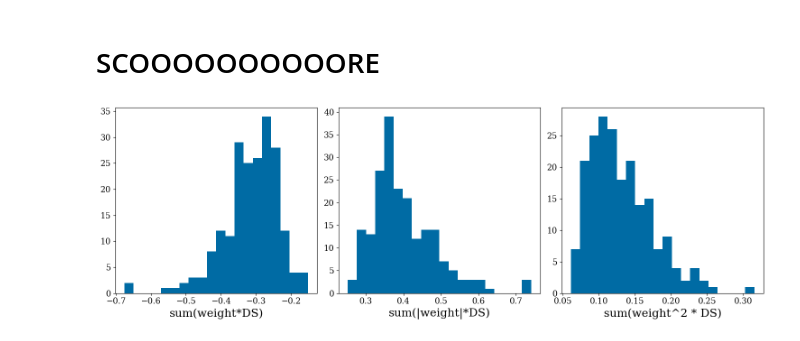
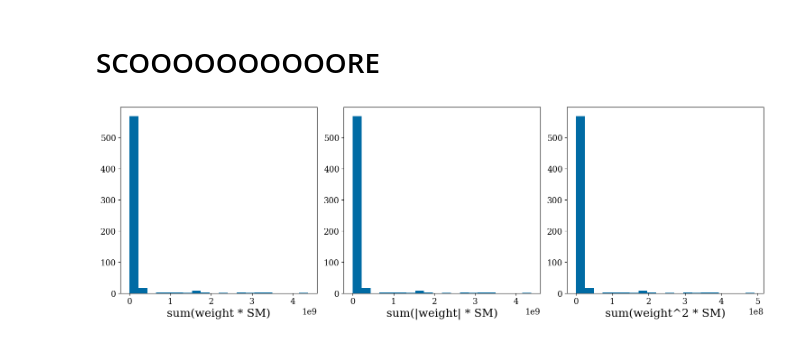
Before and after one commit to Kabelo-T/cluster_morph, a Jupyter notebook: multicam.ipynb, the cells around one changed output. Saved outputs shown, nothing was run; the diff lists cells and outputs as text; code cells hidden in the pictures.

```diff
--- a/multicam.ipynb
+++ b/multicam.ipynb
@@ -826,25 +835,46 @@ def weight_split(weights):
     sq_wsum_ds = x.dot(sq_weights.T)
     inds = (indx, aindx, sqindx)
     return wsum_ds, abs_wsum_ds, sq_wsum_ds, inds
+# %%
+m14 = futils.get_m14()
+m14 = m14.loc[sm_df_xy.index]
+m14_xyz = pd.concat([m14['proj_x'], m14['proj_y'], m14['proj_z']], axis=0)
+df1 = futils.get_morphologies('results/xy/r_0.03Mpc_205.csv')
+df2 = futils.get_morphologies('results/yz/r_0.03Mpc_205.csv')
+df3 = futils.get_morphologies('results/zx/r_0.03Mpc_205.csv')
+inner_df = pd.concat([df1, df2, df3])
+iconc = inner_df['C']
+iconc.name = 'core_C'
+df = pd.concat([smdf, m14_xyz, iconc], axis=1)
+df.drop(columns=['xc_centroid', 'yc_centroid', 'ellipticity_asymmetry',
+                 'ellipticity_centroid', 'elongation_asymmetry', 'elongation_centroid',
+                 'orientation_centroid', 'xc_asymmetry', 'yc_asymmetry',
+                 'orientation_asymmetry', 'rpetro_circ', 'rpetro_ellip',
+                 'r20', 'r50', 'r80', 'F(G, M20)',
+                 'S(G, M20)', 'sersic_n', 'sersic_xc', 'sersic_yc',
+                 'sersic_ellip', 'sersic_theta', 'sersic_chi2_dof',
+                 'rhalf_ellip', 'M20', 'S', 'sersic_rhalf', 'Gini'],
+        inplace=True)
+df.rename(columns={0: 'm14'}, inplace=True)
 # %%
-x = np.vstack([df['eta_200[3]'], df['delta_200[4]'],
-              df['fm_200[5]'], df['fm2_200[6]'], df['3d']]).T
-y = ma
-_, ap25, ap50, ap75, dsma_weights = multicorr(x, y)
+x = np.vstack([smdf['rhalf_circ'], smdf['rhalf_ellip'], smdf['C'], smdf['A'],
+               smdf['sersic_amplitude'], iconc, m14_stacked]).T
+y = stacked_ma
+_, ap25, ap50, ap75, smma_weights = multicorr(x, y)
 # %%
-wsum_ds, abs_wsum_ds, sq_wsum_ds, inds = weight_split(dsma_weights)
+wsum_sm, abs_wsum_sm, sq_wsum_sm, inds = weight_split(smma_weights)
 # want index closest to aexp = 0.7
-tol = np.abs(common_aexp - 0.7)
+tol = np.abs(common_aexp - 0.5)
 indx = np.argmin(tol)
 fig, axs = plt.subplots(1, 3, figsize=(15, 5))
-axs[0].hist(wsum_ds[:, indx], bins=20)
-axs[0].set_xlabel('sum(weight*DS)')
-axs[1].hist(abs_wsum_ds[:, indx], bins=20)
-axs[1].set_xlabel('sum(|weight|*DS)')
-axs[2].hist(sq_wsum_ds[:, indx], bins=20)
-axs[2].set_xlabel('sum(weight^2 * DS)')
+axs[0].hist(wsum_sm[:, indx], bins=20)
+axs[0].set_xlabel('sum(weight * SM)')
+axs[1].hist(abs_wsum_sm[:, indx], bins=20)
+axs[1].set_xlabel('sum(|weight| * SM)')
+axs[2].hist(sq_wsum_sm[:, indx], bins=20)
+axs[2].set_xlabel('sum(weight^2 * SM)')
 plt.tight_layout()
 plt.show()
 # %% [output]
-[figure, old version]
+[figure, new version]
 # %%
```
Also changed, not shown: parts of 40 cells of this notebook.
